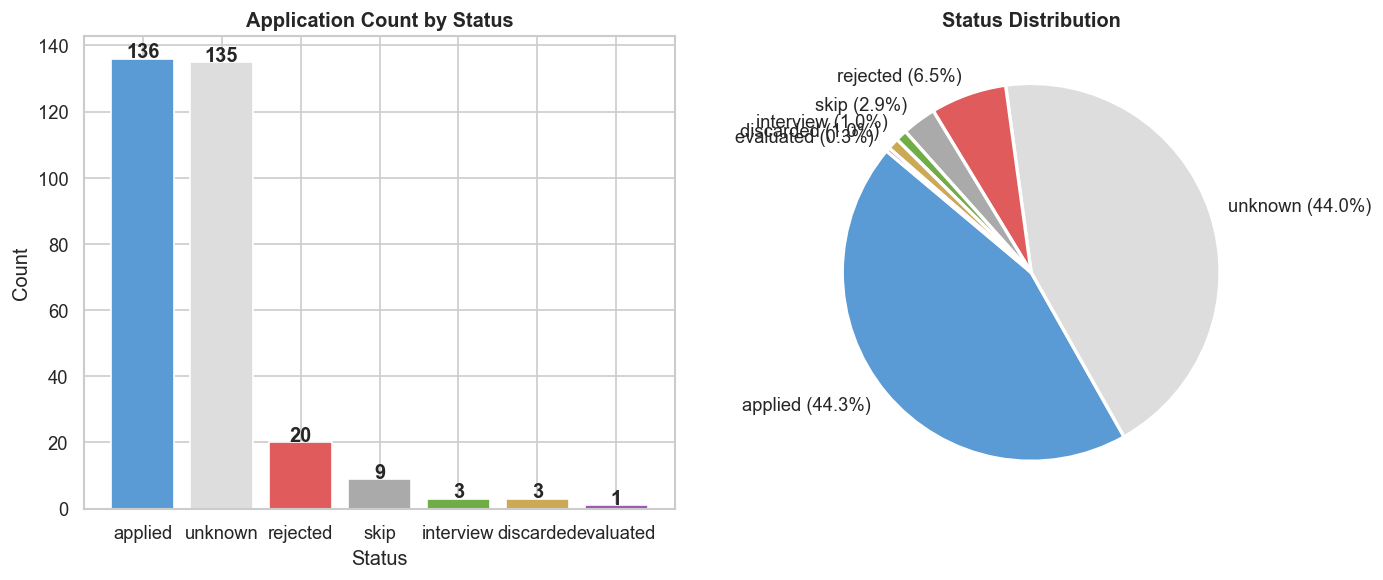
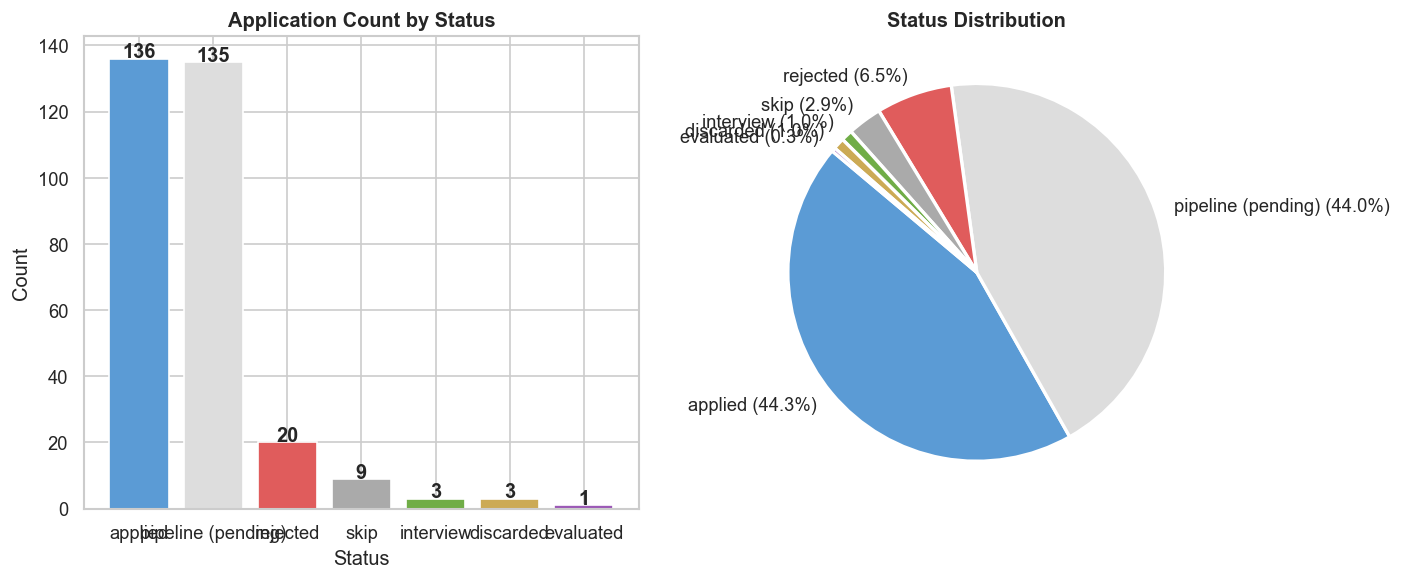
The notebook cell's code change between the first figure and the second:
--- before
+++ after
@@ -9,5 +9,4 @@
 colors = {
     'applied':   '#5B9BD5',
-    'waiting':   '#5B9BD5',
     'rejected':  '#E05C5C',
     'interview': '#70AD47',
@@ -17,7 +16,9 @@
     'unknown':   '#DDDDDD',
 }
+# Rename 'unknown' in display labels only (these are unprocessed pipeline entries)
+display_labels = ['pipeline (pending)' if s == 'unknown' else s for s in status_counts.index]
 bar_colors = [colors.get(s, '#999') for s in status_counts.index]
 
-axes[0].bar(status_counts.index, status_counts.values, color=bar_colors, edgecolor='white')
+axes[0].bar(display_labels, status_counts.values, color=bar_colors, edgecolor='white')
 axes[0].set_title('Application Count by Status', fontweight='bold')
 axes[0].set_xlabel('Status')
@@ -26,5 +27,5 @@
     axes[0].text(i, v + 0.3, str(v), ha='center', fontweight='bold')
 
-pie_labels = ["{} ({:.1f}%)".format(s, p) for s, p in zip(status_counts.index, status_pct)]
+pie_labels = ["{} ({:.1f}%)".format(dl, p) for dl, p in zip(display_labels, status_pct)]
 pie_colors = [colors.get(s, '#999') for s in status_counts.index]
 axes[1].pie(

Commit: polish notebook: fix stale header, label unknown status, typo, summary stats